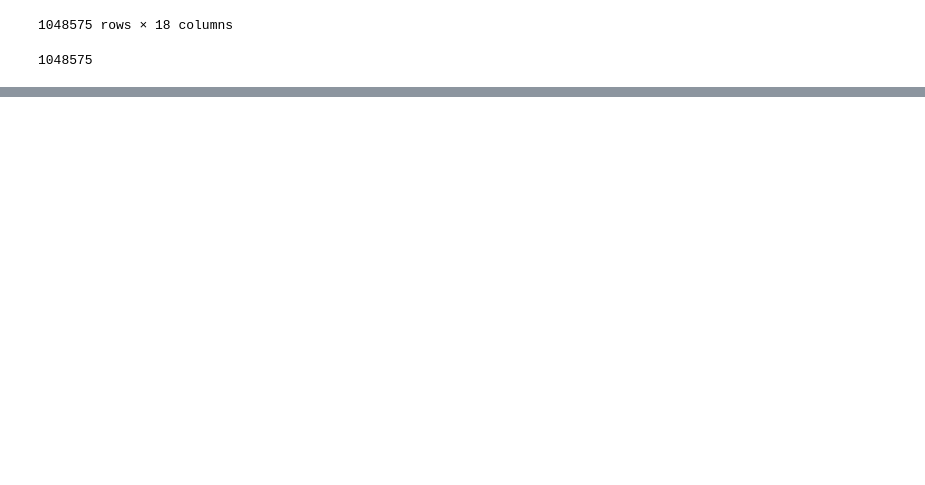
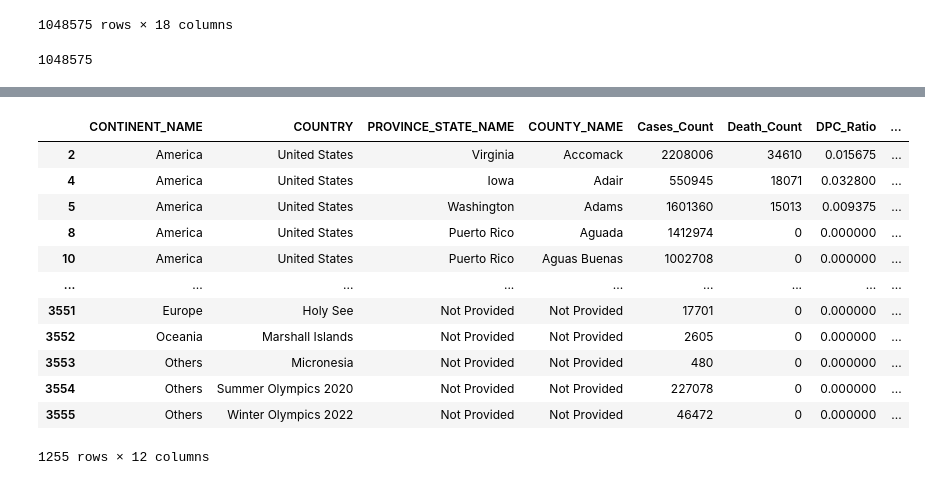
Before and after one commit to harshitplt/COVID-19-Analysis, a Jupyter notebook: CS3.ipynb, the cells around one changed output, grey strips where cells are left out. Saved outputs shown, nothing was run; the diff lists cells and outputs as text; code cells hidden in the pictures; blank space fills up the shorter version.

```diff
--- a/CS3.ipynb
+++ b/CS3.ipynb
@@ -76,6 +77,7 @@ Big_DS.reindex(sorted(Big_DS.columns), axis= 1)
 1048575 rows × 18 columns
 # %%
 Big_DS['Day'] = pd.to_datetime(Big_DS['REPORT_DATE'], dayfirst = True).dt.day
+Big_DS['Week'] = pd.to_datetime(Big_DS['REPORT_DATE'], dayfirst = True).dt.isocalendar().week
 Big_DS['Month'] = pd.to_datetime(Big_DS['REPORT_DATE'], dayfirst = True).dt.month
 Big_DS['Year'] = pd.to_datetime(Big_DS['REPORT_DATE'], dayfirst = True).dt.year
 Big_DS['Quarter'] = pd.to_datetime(Big_DS['REPORT_DATE'], dayfirst = True).dt.quarter
@@ -97,11 +99,15 @@ Ep_Data.to_csv('Ep_Data.csv', index = True)
 On_Data.to_csv('On_Data.csv', index = True)
 Ot_Data.to_csv('Ot_Data.csv', index = True)
 # %%
-Big_DS['DPC_Ratio'] = round((Big_DS['PEOPLE_DEATH_COUNT'] / Big_DS['PEOPLE_POSITIVE_CASES_COUNT'] * 100), 2)
-Big_DS['New_DPC_Ratio'] = round((Big_DS['PEOPLE_DEATH_NEW_COUNT'] / Big_DS['PEOPLE_POSITIVE_NEW_CASES_COUNT'] * 100), 2)
+Big_DS['DPC_Ratio'] = round((Big_DS['PEOPLE_DEATH_COUNT'] / Big_DS['PEOPLE_POSITIVE_CASES_COUNT'] * 100), 6)
+Big_DS['New_DPC_Ratio'] = round((Big_DS['PEOPLE_DEATH_NEW_COUNT'] / Big_DS['PEOPLE_POSITIVE_NEW_CASES_COUNT'] * 100), 6)
+Big_DS['CC_Ratio'] = round((Big_DS['PEOPLE_POSITIVE_NEW_CASES_COUNT'] / Big_DS['PEOPLE_POSITIVE_CASES_COUNT'] * 100), 6)
+Big_DS['NDCC_Ratio'] = round((Big_DS['PEOPLE_DEATH_NEW_COUNT'] / Big_DS['PEOPLE_DEATH_COUNT'] * 100), 6)
 # %%
 Big_DS['New_DPC_Ratio'].fillna(value = '0.0', inplace = True)
 Big_DS['DPC_Ratio'].fillna(value = '0.0', inplace = True)
+Big_DS['CC_Ratio'].fillna(value = '0.0', inplace = True)
+Big_DS['NDCC_Ratio'].fillna(value = '0.0', inplace = True)
 # %%
 conn = sqlite3.connect(':memory:')
 
@@ -129,0 +251,42 @@ res
+# %%
+Q1_PartC = """
+SELECT
+    CONTINENT_NAME,
+    COUNTRY,
+    PROVINCE_STATE_NAME,
+    COUNTY_NAME,
+    SUM(PEOPLE_POSITIVE_CASES_COUNT) AS Cases_Count,
+    SUM(PEOPLE_DEATH_COUNT) AS Death_Count,
+    ROUND(SUM(PEOPLE_DEATH_COUNT) * 1.0 / SUM(PEOPLE_POSITIVE_CASES_COUNT), 6) AS DPC_Ratio,
+    RANK() OVER(PARTITION BY COUNTY_NAME ORDER BY ROUND(SUM(PEOPLE_DEATH_COUNT) * 1.0 / SUM(PEOPLE_POSITIVE_CASES_COUNT), 6) DESC) AS County_CC_Rank,
+    SUM(PEOPLE_POSITIVE_NEW_CASES_COUNT) AS New_Cases_Count,
+    SUM(PEOPLE_DEATH_NEW_COUNT) AS New_Death_Count,
+    ROUND(SUM(PEOPLE_DEATH_NEW_COUNT) * 1.0 / SUM(PEOPLE_POSITIVE_NEW_CASES_COUNT), 6)  AS New_DPC_Ratio,
+    RANK() OVER(PARTITION BY COUNTY_NAME ORDER BY ROUND(SUM(PEOPLE_DEATH_NEW_COUNT) * 1.0 / SUM(PEOPLE_POSITIVE_NEW_CASES_COUNT), 6) DESC) AS County_NCC_Rank
+FROM
+    Big_DS
+GROUP BY
+    COUNTRY,
+    PROVINCE_STATE_NAME,
+    COUNTY_NAME
+ORDER BY
+    County_CC_Rank ASC,
+    County_NCC_Rank ASC
+"""
+
+res1C = pd.read_sql(Q1_PartC, conn)
+res1C.dropna()
+# %% [output]
+|  | CONTINENT_NAME | COUNTRY | PROVINCE_STATE_NAME | COUNTY_NAME | Cases_Count | Death_Count | DPC_Ratio | ... |
+| 2 | America | United States | Virginia | Accomack | 2208006 | 34610 | 0.015675 | ... |
+| 4 | America | United States | Iowa | Adair | 550945 | 18071 | 0.032800 | ... |
+| 5 | America | United States | Washington | Adams | 1601360 | 15013 | 0.009375 | ... |
+| 8 | America | United States | Puerto Rico | Aguada | 1412974 | 0 | 0.000000 | ... |
+| 10 | America | United States | Puerto Rico | Aguas Buenas | 1002708 | 0 | 0.000000 | ... |
+| ... | ... | ... | ... | ... | ... | ... | ... | ... |
+| 3551 | Europe | Holy See | Not Provided | Not Provided | 17701 | 0 | 0.000000 | ... |
+| 3552 | Oceania | Marshall Islands | Not Provided | Not Provided | 2605 | 0 | 0.000000 | ... |
+| 3553 | Others | Micronesia | Not Provided | Not Provided | 480 | 0 | 0.000000 | ... |
+| 3554 | Others | Summer Olympics 2020 | Not Provided | Not Provided | 227078 | 0 | 0.000000 | ... |
+| 3555 | Others | Winter Olympics 2022 | Not Provided | Not Provided | 46472 | 0 | 0.000000 | ... |
+1255 rows × 12 columns
```
Also changed, not shown: parts of 19 cells of this notebook.
